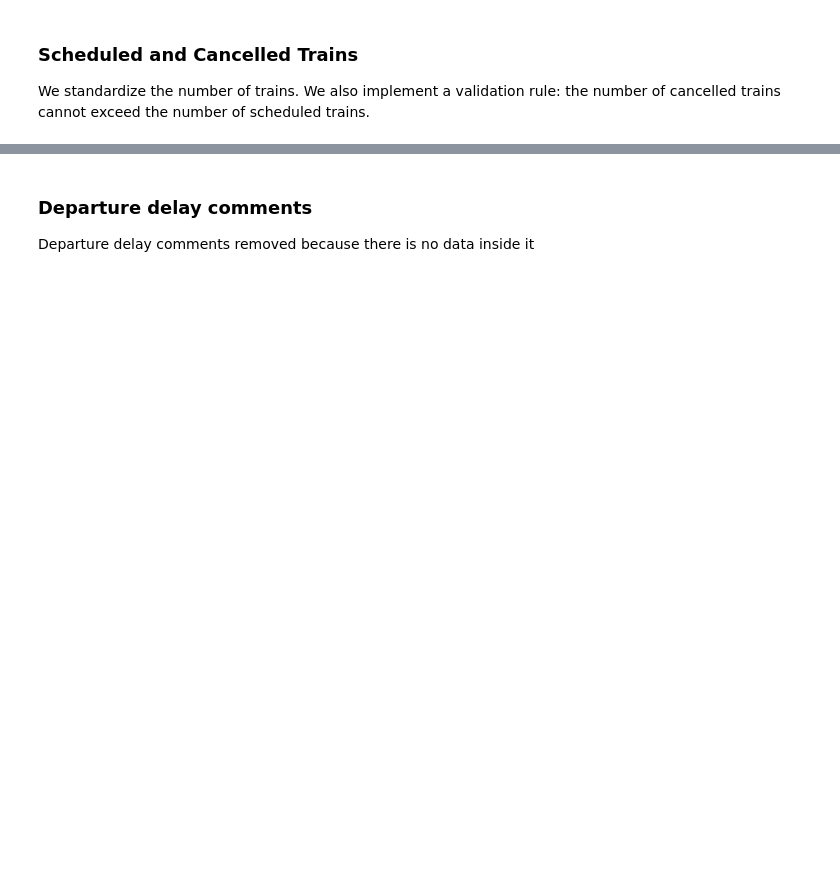
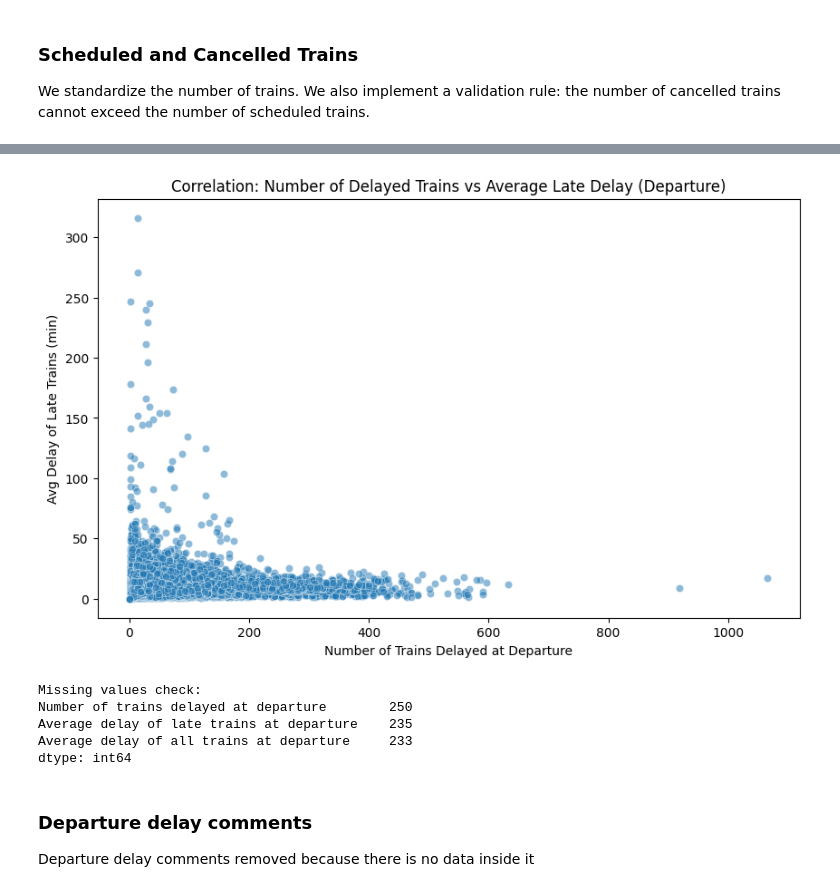
Before and after one commit to Evabela/Tardis, a Jupyter notebook: tardis_eda.ipynb, the cells around one changed output, grey strips where cells are left out. Saved outputs shown, nothing was run; the diff lists cells and outputs as text; code cells hidden in the pictures; blank space fills up the shorter version.

Commit message:
<add> (tardis_eda) : cleaning of nb trains delayed at departure, avg delay of late trains departure & avg delay  all trains departure + graph

```diff
--- a/tardis_eda.ipynb
+++ b/tardis_eda.ipynb
@@ -243,2 +297,0 @@ print(f"{nb_modified} cells has been modified.")
-# %%
-df["Number of trains delayed at departure"] = pd.to_numeric(df["Number of trains delayed at departure"].str.replace(",", "."), downcast='integer')
@@ -278,3 +297,0 @@ print(f"{nb_modified} cells has been modified.")
-# %%
-df["Average delay of late trains at departure"] = pd.to_numeric(df["Average delay of late trains at departure"].str.replace(",", "."), downcast='float')
-df["Average delay of late trains at departure"] = df["Average delay of late trains at departure"].round(3)
@@ -300,12 +297,0 @@ print(f"{nb_modified} cells has been modified.")
-# %%
-values = df["Average delay of all trains at departure"]
-nb_modified = 0
-
-for i in range(len(values)):
-    if values.iloc[i].find("min") != -1:
-        values.iloc[i] = values.iloc[i].replace("min", "")
-        nb_modified += 1
-    values.iloc[i] = values.iloc[i].strip()
-
-df.update(values)
-print(f"{nb_modified} cells has been modified.")
@@ -314,3 +297,0 @@ print(f"{nb_modified} cells has been modified.")
-# %%
-df["Average delay of all trains at departure"] = pd.to_numeric(df["Average delay of all trains at departure"].str.replace(",", "."), downcast='float')
-df["Average delay of all trains at departure"] = df["Average delay of all trains at departure"].round(3)
@@ -316,0 +303,33 @@ df["Average delay of all trains at departure"] = df["Average delay of all trains
+# %%
+# Clean numeric columns using utility functions
+df = clean_numeric_column(df, 'Number of trains delayed at departure', to_type='int')
+df = clean_numeric_column(df, 'Average delay of late trains at departure', text_to_remove='min', to_type='float')
+df = clean_numeric_column(df, 'Average delay of all trains at departure', text_to_remove='min', to_type='float')
+
+# Round floats to 2 decimal places for clarity
+df['Average delay of late trains at departure'] = df['Average delay of late trains at departure'].round(2)
+df['Average delay of all trains at departure'] = df['Average delay of all trains at departure'].round(2)
+
+# Validation 1: Delayed trains vs Scheduled trains
+invalid_mask = df['Number of trains delayed at departure'] > df['Number of scheduled trains']
+if invalid_mask.any():
+    print(f"WARNING: {invalid_mask.sum()} rows found where delayed trains exceed scheduled trains. Setting to NULL.")
+    df.loc[invalid_mask, 'Number of trains delayed at departure'] = pd.NA
+
+# Validation 2: If no trains delayed, average late delay must be 0
+zero_delayed_mask = (df['Number of trains delayed at departure'] == 0)
+df.loc[zero_delayed_mask, 'Average delay of late trains at departure'] = 0.0
+
+# TODO: Revisit remaining null values in departure delay columns.
+
+# Visualize correlation between number of delayed trains and average delay
+plt.figure(figsize=(10, 6))
+sns.scatterplot(data=df, x='Number of trains delayed at departure', y='Average delay of late trains at departure', alpha=0.5)
+plt.title('Correlation: Number of Delayed Trains vs Average Late Delay (Departure)')
+plt.xlabel('Number of Trains Delayed at Departure')
+plt.ylabel('Avg Delay of Late Trains (min)')
+plt.show()
+
+print("Missing values check:")
+print(df[['Number of trains delayed at departure', 'Average delay of late trains at departure', 'Average delay of all trains at departure']].isna().sum())
+# %% [output]
@@ -317,3 +337,9 @@ df["Average delay of all trains at departure"] = df["Average delay of all trains
+[figure, added]
+Missing values check:
+Number of trains delayed at departure        250
+Average delay of late trains at departure    235
+Average delay of all trains at departure     233
+dtype: int64
 # %% [markdown]
 ### Departure delay comments
 
```
Also changed, not shown: parts of 50 cells of this notebook.
